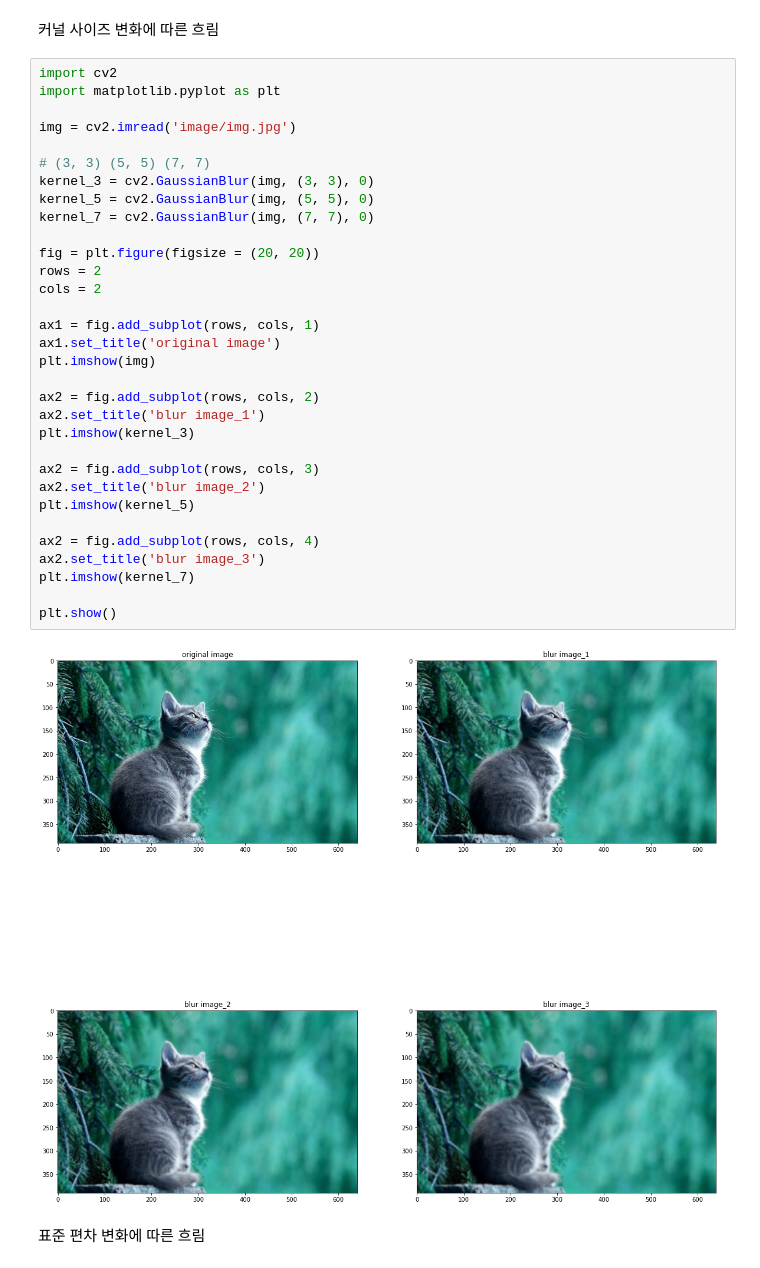
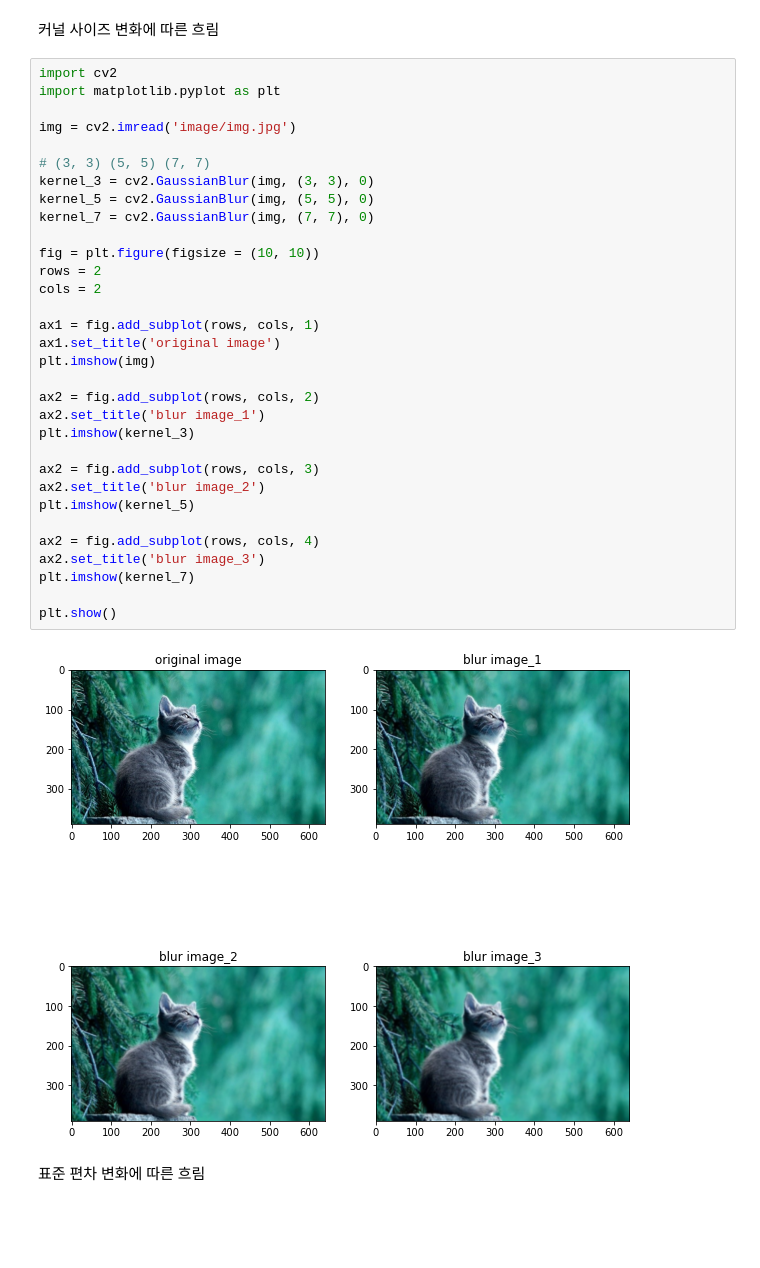
Before and after one commit to jcrescit/face_recognition, a Jupyter notebook: OPENCV/learning/11.image_transformation(Blur).ipynb, the cells around one changed output. Saved outputs shown, nothing was run; the diff lists cells and outputs as text; blank space fills up the shorter version.

```diff
--- a/OPENCV/learning/11.image_transformation(Blur).ipynb
+++ b/OPENCV/learning/11.image_transformation(Blur).ipynb
@@ -9,35 +9,35 @@ import cv2
 import matplotlib.pyplot as plt
 
 img = cv2.imread('image/img.jpg')
 
 # (3, 3) (5, 5) (7, 7)
 kernel_3 = cv2.GaussianBlur(img, (3, 3), 0)
 kernel_5 = cv2.GaussianBlur(img, (5, 5), 0)
 kernel_7 = cv2.GaussianBlur(img, (7, 7), 0)
 
-fig = plt.figure(figsize = (20, 20))
+fig = plt.figure(figsize = (10, 10))
 rows = 2
 cols = 2
 
 ax1 = fig.add_subplot(rows, cols, 1)
 ax1.set_title('original image')
 plt.imshow(img)
 
 ax2 = fig.add_subplot(rows, cols, 2)
 ax2.set_title('blur image_1')
 plt.imshow(kernel_3)
 
 ax2 = fig.add_subplot(rows, cols, 3)
 ax2.set_title('blur image_2')
 plt.imshow(kernel_5)
 
 ax2 = fig.add_subplot(rows, cols, 4)
 ax2.set_title('blur image_3')
 plt.imshow(kernel_7)
 
 plt.show()
 # %% [output]
-[figure, old version]
+[figure, new version]
 # %% [markdown]
 표준 편차 변화에 따른 흐림
 # %%
```
Also changed, not shown: parts of 1 cell of this notebook.
